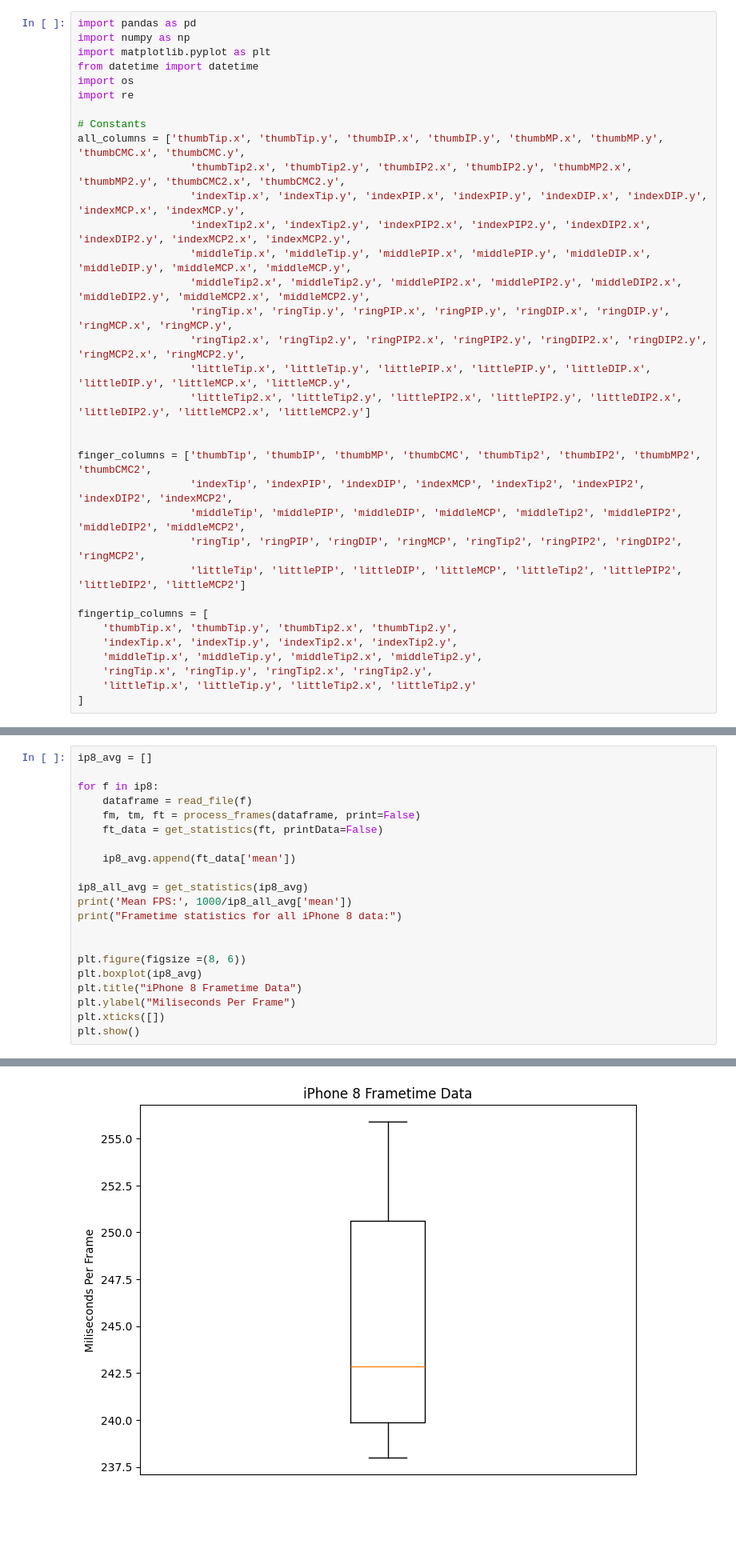
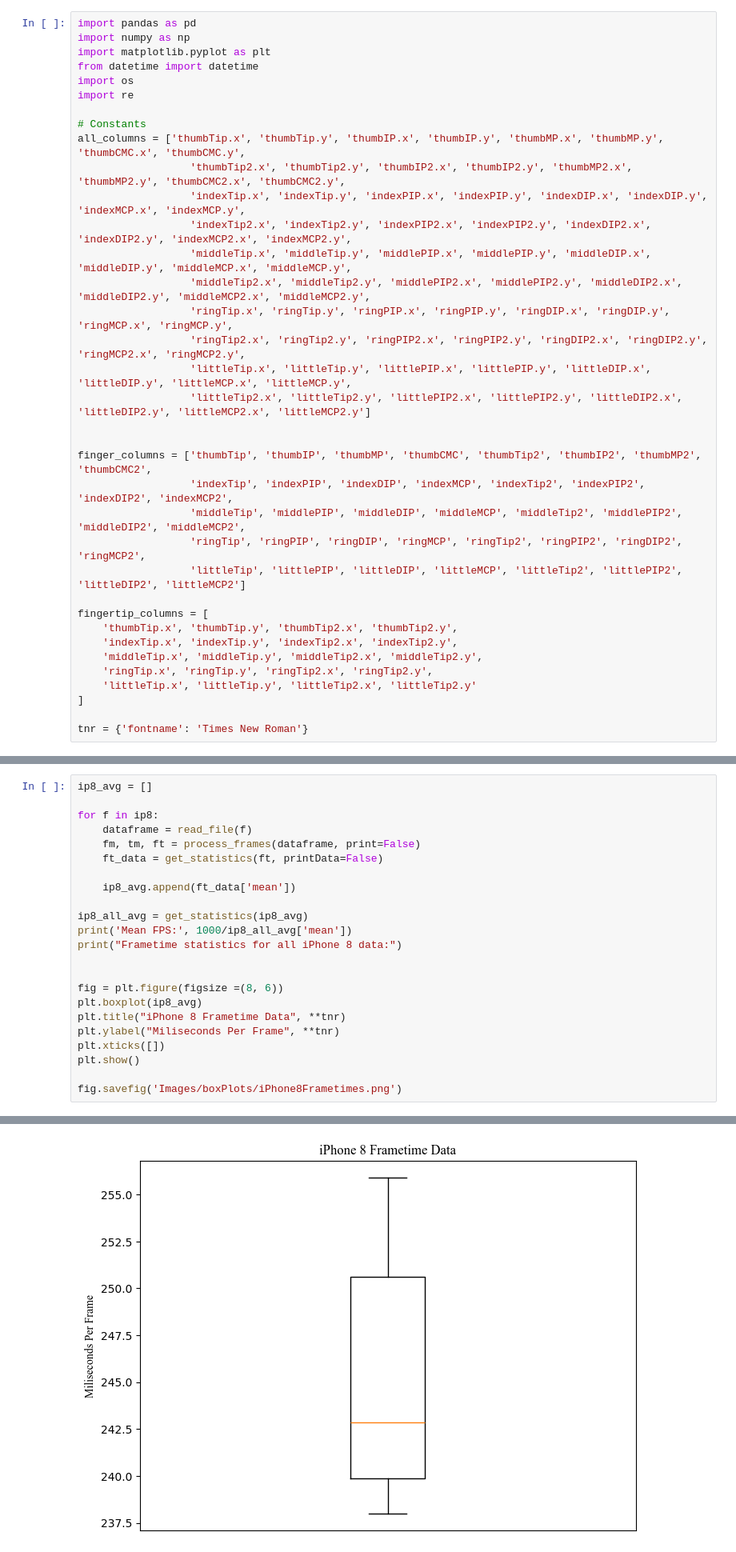
Before and after one commit to csu-hci-projects/FA23-FoldAR-Step-by-step-Instructions-for-Folding-Paper-Models-in-AR, a Jupyter notebook: FoldAR_Analysis.ipynb, the cells around one changed output, grey strips where cells are left out. Shown at 80% size. Cells and saved outputs as stored; diff of their text form; blank space fills up the shorter version.

```diff
--- a/FoldAR_Analysis.ipynb
+++ b/FoldAR_Analysis.ipynb
@@ -37,6 +37,8 @@ fingertip_columns = [
     'ringTip.x', 'ringTip.y', 'ringTip2.x', 'ringTip2.y',
     'littleTip.x', 'littleTip.y', 'littleTip2.x', 'littleTip2.y'
 ]
+
+tnr = {'fontname': 'Times New Roman'}
 # %%
 # Read all files in directory, returns list of filenames
 def get_files(dir='Data'):
@@ -317,36 +319,38 @@ Total files for mode 2: 14
 # %%
 ip8_avg = []
 
 for f in ip8:
     dataframe = read_file(f)
     fm, tm, ft = process_frames(dataframe, print=False)
     ft_data = get_statistics(ft, printData=False)
 
     ip8_avg.append(ft_data['mean'])
 
 ip8_all_avg = get_statistics(ip8_avg)
 print('Mean FPS:', 1000/ip8_all_avg['mean'])
 print("Frametime statistics for all iPhone 8 data:")
 
 
-plt.figure(figsize =(8, 6))
+fig = plt.figure(figsize =(8, 6))
 plt.boxplot(ip8_avg)
-plt.title("iPhone 8 Frametime Data")
-plt.ylabel("Miliseconds Per Frame")
+plt.title("iPhone 8 Frametime Data", **tnr)
+plt.ylabel("Miliseconds Per Frame", **tnr)
 plt.xticks([])
 plt.show()
+
+fig.savefig('Images/boxPlots/iPhone8Frametimes.png')
 # %% [output]
 mean: 245.65264621913502
 minimum: 237.99242424242425
 maximum: 255.9
 median: 242.84530386740332
 Q1: 239.8716216216216
 Q3: 250.6046511627907
 IQR: 10.733029541169088
 STD: 6.703867079452198
 Mean FPS: 4.070788633426516
 Frametime statistics for all iPhone 8 data:
-[figure, old version]
+[figure, new version]
 # %%
 print()
 ip15_avg = []
```
Also changed, not shown: parts of 9 cells of this notebook.
